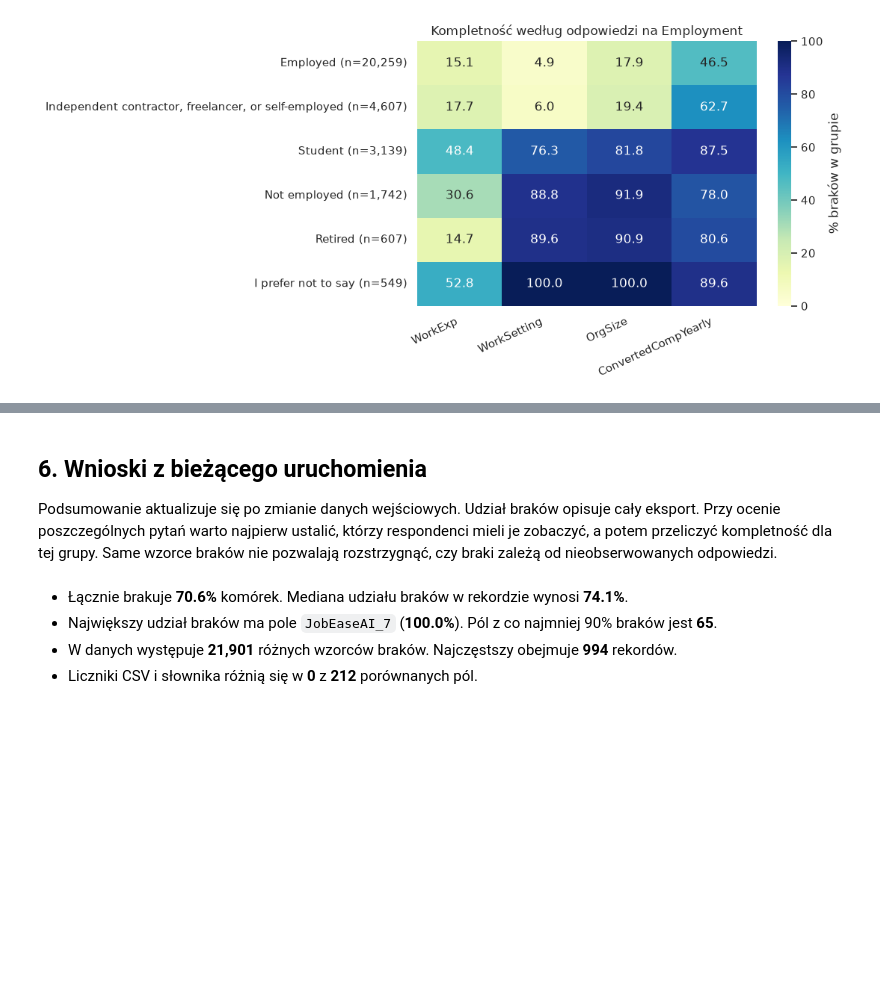
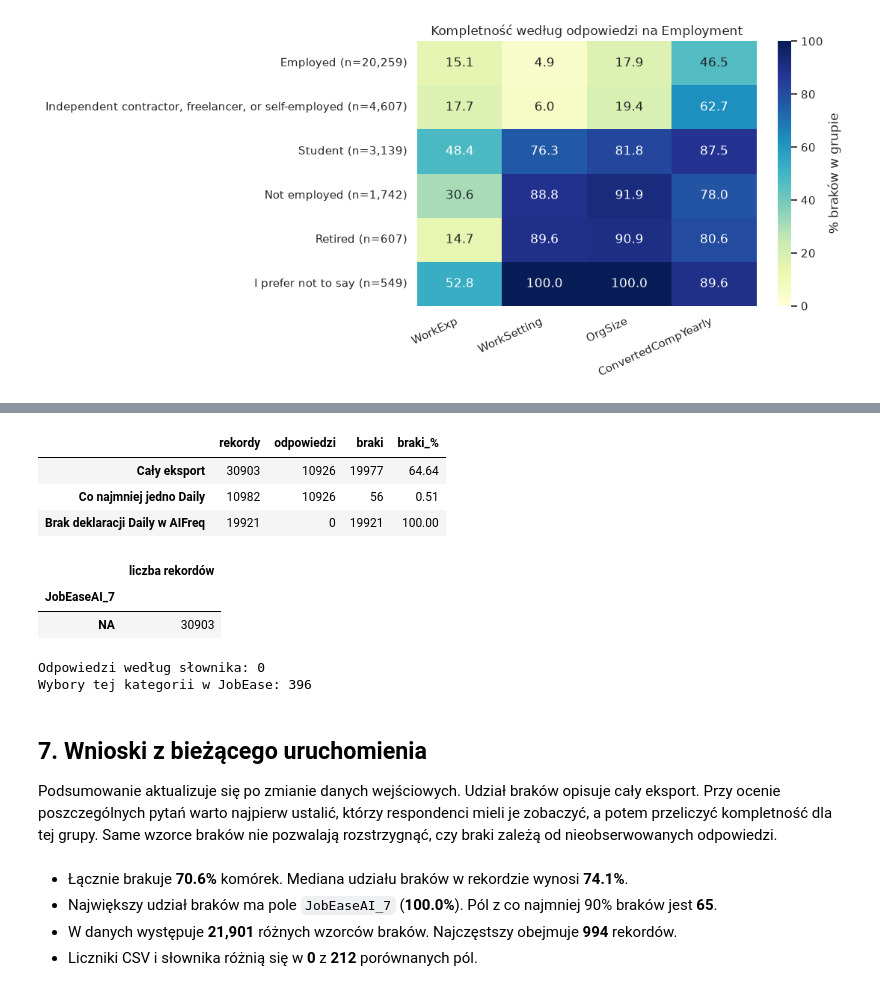
Before and after one commit to jlabuda191/AD_Python_Stack2026, a Jupyter notebook: notebooks/03_analiza_brakow_2026.ipynb, the cells around one changed output, grey strips where cells are left out. Drawn from its saved outputs; the diff is of its cells as text; code cells hidden in the pictures; blank space fills up the shorter version.

```diff
--- a/notebooks/03_analiza_brakow_2026.ipynb
+++ b/notebooks/03_analiza_brakow_2026.ipynb
@@ -226,5 +232,35 @@ for group_field, outcomes in group_checks.items():
+# %%
+daily = responses[[f"AIFreq_{i}" for i in range(1, 5)]].eq("Daily").any(axis=1)
+daily_bases = {
+    "Cały eksport": missing["AIDaily"],
+    "Co najmniej jedno Daily": missing.loc[daily, "AIDaily"],
+    "Brak deklaracji Daily w AIFreq": missing.loc[~daily, "AIDaily"],
+}
+display(pd.DataFrame.from_dict({
+    label: {"rekordy": len(mask), "odpowiedzi": int((~mask).sum()),
+            "braki": int(mask.sum()), "braki_%": mask.mean() * 100}
+    for label, mask in daily_bases.items()
+}, orient="index").round(2))
+
+raw_subquestion = pd.read_csv(
+    responses_path, usecols=["JobEaseAI_7"], dtype=str, na_filter=False,
+)["JobEaseAI_7"]
+display(raw_subquestion.value_counts().rename("liczba rekordów").to_frame())
+print("Odpowiedzi według słownika:", int(schema_counts.loc["JobEaseAI_7"]))
+print("Wybory tej kategorii w JobEase:",
+      int(responses["JobEase"].eq("Leadership activity or organizational changes").sum()))
+# %% [output]
+|  | rekordy | odpowiedzi | braki | braki_% |
+| Cały eksport | 30903 | 10926 | 19977 | 64.64 |
+| Co najmniej jedno Daily | 10982 | 10926 | 56 | 0.51 |
+| Brak deklaracji Daily w AIFreq | 19921 | 0 | 19921 | 100.00 |
+|  | liczba rekordów |
+| JobEaseAI_7 |  |
+| NA | 30903 |
+Odpowiedzi według słownika: 0
+Wybory tej kategorii w JobEase: 396
 # %% [markdown]
-## 6. Wnioski z bieżącego uruchomienia
+## 7. Wnioski z bieżącego uruchomienia
 
 Podsumowanie aktualizuje się po zmianie danych wejściowych. Udział braków opisuje cały eksport. Przy ocenie poszczególnych pytań warto najpierw ustalić, którzy respondenci mieli je zobaczyć, a potem przeliczyć kompletność dla tej grupy. Same wzorce braków nie pozwalają rozstrzygnąć, czy braki zależą od nieobserwowanych odpowiedzi.
 # %%
```
Also changed, not shown: parts of 1 cell of this notebook.
